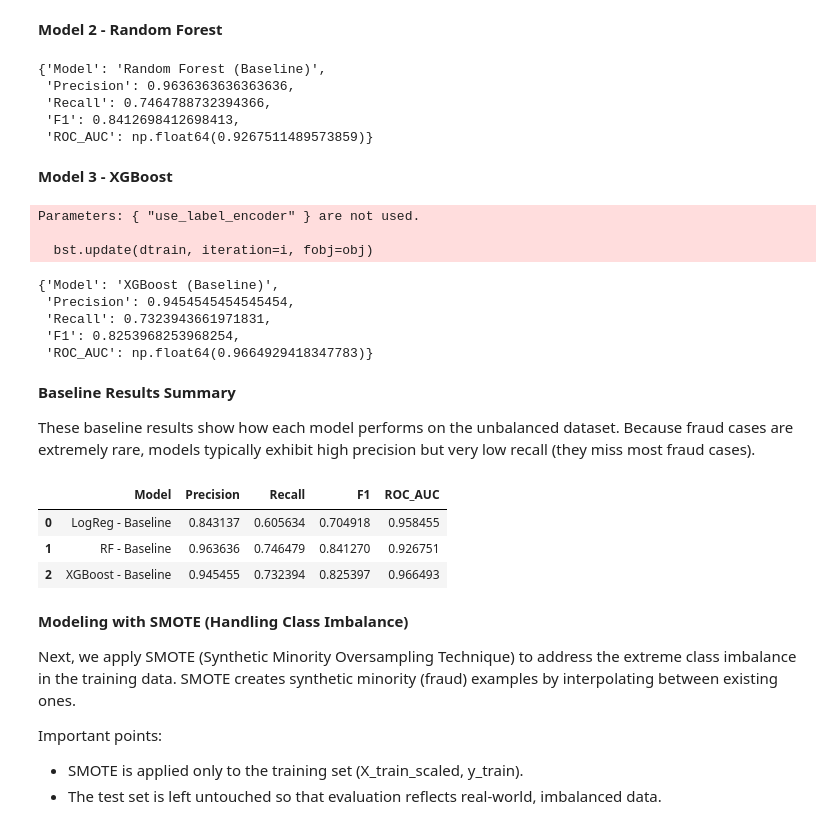
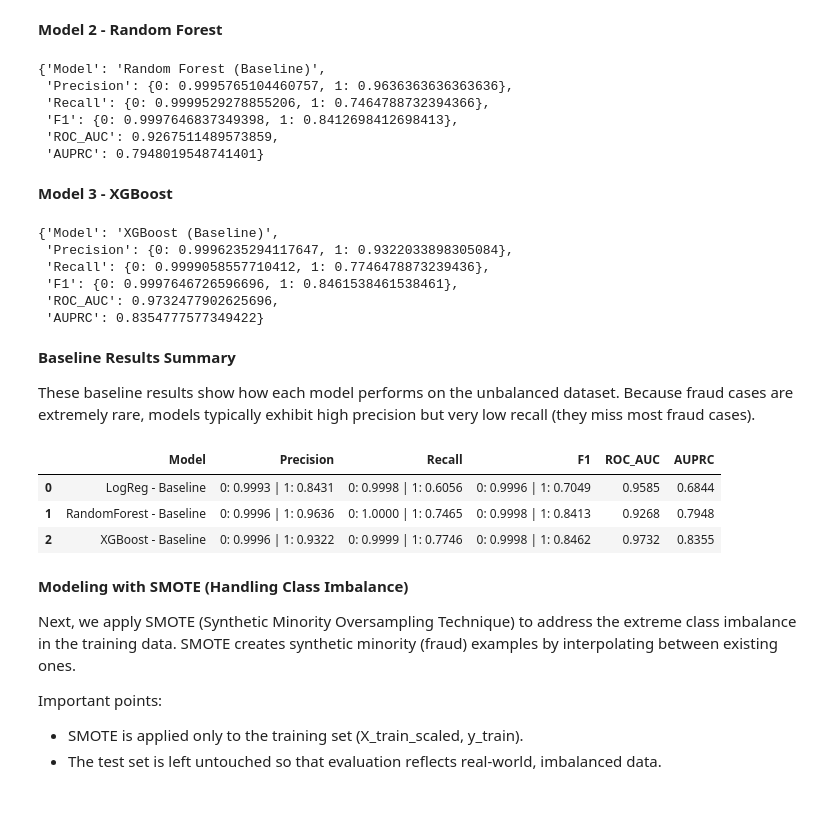
Before and after one commit to AliAbdulHameed/Credit_Card_Fraud_Detection_Team1, a Jupyter notebook: AAI_501_Group_Project_V2.ipynb, the cells around one changed output. Saved outputs shown, nothing was run; the diff lists cells and outputs as text; code cells hidden in the pictures.

```diff
--- a/AAI_501_Group_Project_V2.ipynb
+++ b/AAI_501_Group_Project_V2.ipynb
@@ -235,21 +230,28 @@ Because accuracy is misleading under extreme imbalance, we evaluate models using
 **Functions for collecting metrics to summarize together**
 # %%
 def get_metrics(model, X_test, y_test, name):
-    '''Collects precision, recall, F1-score, and ROC-AUC for a given model.'''
+    """Collect precision, recall, F1-score, ROC-AUC, and AUPRC for a model."""
     y_pred = model.predict(X_test)
 
     try:
-        y_proba = model.predict_proba(X_test)[:, 1] # some models may not have predict_proba
-        roc = roc_auc_score(y_test, y_proba)
-    except:
+        y_proba = model.predict_proba(X_test)[:, 1]
+        roc = float(roc_auc_score(y_test, y_proba))
+        auprc = float(average_precision_score(y_test, y_proba))
+    except AttributeError:
         roc = None
+        auprc = None
+
+    precision = precision_score(y_test, y_pred, average=None, zero_division=0)
+    recall = recall_score(y_test, y_pred, average=None, zero_division=0)
+    f1 = f1_score(y_test, y_pred, average=None, zero_division=0)
 
     return {
         "Model": name,
-        "Precision": precision_score(y_test, y_pred),
-        "Recall": recall_score(y_test, y_pred),
-        "F1": f1_score(y_test, y_pred),
+        "Precision": {cls: float(val) for cls, val in enumerate(precision)},
+        "Recall": {cls: float(val) for cls, val in enumerate(recall)},
+        "F1": {cls: float(val) for cls, val in enumerate(f1)},
         "ROC_AUC": roc,
+        "AUPRC": auprc
     }
 # %%
 from sklearn.metrics import confusion_matrix
@@ -289,15 +291,21 @@ def get_costs(model, X_test_scaled, X_test_original, y_test, name, fp_cost=25.0)
     }
 # %%
 def evaluate_models_dict(models_dict, X_test, y_test, label_suffix=""):
-    """
-    models_dict: {"LogReg": model_obj, "RF": model_obj, ...}
-    label_suffix: appended to the model name for clarity, e.g. 'Baseline' or 'SMOTE'
-    """
+    """Evaluate each model and format per-class metrics for compact display."""
+    def _format_pair(values, precision=4):
+        return " | ".join(f"{cls}: {val:.{precision}f}" for cls, val in values.items())
+
     results = []
-
     for name, model in models_dict.items():
         full_name = f"{name} - {label_suffix}" if label_suffix else name
         metrics = get_metrics(model, X_test, y_test, full_name)
+
+        metrics["Precision"] = _format_pair(metrics["Precision"])
+        metrics["Recall"] = _format_pair(metrics["Recall"])
+        metrics["F1"] = _format_pair(metrics["F1"])
+        metrics["ROC_AUC"] = None if metrics["ROC_AUC"] is None else f"{metrics['ROC_AUC']:.4f}"
+        metrics["AUPRC"] = None if metrics["AUPRC"] is None else f"{metrics['AUPRC']:.4f}"
+
         results.append(metrics)
 
     return pd.DataFrame(results)
@@ -386,10 +395,11 @@ rf.fit(X_train_scaled, y_train)
 get_metrics(rf, X_test_scaled, y_test, "Random Forest (Baseline)")
 # %% [output]
 {'Model': 'Random Forest (Baseline)',
- 'Precision': 0.9636363636363636,
- 'Recall': 0.7464788732394366,
- 'F1': 0.8412698412698413,
- 'ROC_AUC': np.float64(0.9267511489573859)}
+ 'Precision': {0: 0.9995765104460757, 1: 0.9636363636363636},
+ 'Recall': {0: 0.9999529278855206, 1: 0.7464788732394366},
+ 'F1': {0: 0.9997646837349398, 1: 0.8412698412698413},
+ 'ROC_AUC': 0.9267511489573859,
+ 'AUPRC': 0.7948019548741401}
 # %% [markdown]
 **Model 3 - XGBoost**
 # %%
@@ -400,7 +410,6 @@ xgb = XGBClassifier(
     subsample=0.8,
     colsample_bytree=0.8,
     eval_metric="logloss",
-    use_label_encoder=False,
     scale_pos_weight=1,  # baseline: no imbalance handling
     n_jobs=-1          # parallelize across all CPU cores
 )
@@ -409,14 +418,12 @@ xgb.fit(X_train_scaled, y_train)
 
 get_metrics(xgb, X_test_scaled, y_test, "XGBoost (Baseline)")
 # %% [output]
-Parameters: { "use_label_encoder" } are not used.
-
-  bst.update(dtrain, iteration=i, fobj=obj)
+{'Model': 'XGBoost (Baseline)',
+ 'Precision': {0: 0.9996235294117647, 1: 0.9322033898305084},
+ 'Recall': {0: 0.9999058557710412, 1: 0.7746478873239436},
+ 'F1': {0: 0.9997646726596696, 1: 0.8461538461538461},
+ 'ROC_AUC': 0.9732477902625696,
+ 'AUPRC': 0.8354777577349422}
-{'Model': 'XGBoost (Baseline)',
- 'Precision': 0.9454545454545454,
- 'Recall': 0.7323943661971831,
- 'F1': 0.8253968253968254,
- 'ROC_AUC': np.float64(0.9664929418347783)}
 # %% [markdown]
 **Baseline Results Summary**
 
@@ -425,23 +432,23 @@ Because fraud cases are extremely rare, models typically exhibit high precision
 # %%
 baseline_models = {
     "LogReg": log_reg,
-    "RF": rf,
+    "RandomForest": rf,
     "XGBoost": xgb
 }
 
 baseline_results = evaluate_models_dict(
     baseline_models,
     X_test_scaled,
     y_test,
     label_suffix="Baseline"
 )
 
 baseline_results
 # %% [output]
-|  | Model | Precision | Recall | F1 | ROC_AUC |
-| 0 | LogReg - Baseline | 0.843137 | 0.605634 | 0.704918 | 0.958455 |
-| 1 | RF - Baseline | 0.963636 | 0.746479 | 0.841270 | 0.926751 |
-| 2 | XGBoost - Baseline | 0.945455 | 0.732394 | 0.825397 | 0.966493 |
+|  | Model | Precision | Recall | F1 | ROC_AUC | AUPRC |
+| 0 | LogReg - Baseline | 0: 0.9993 | 1: 0.8431 | 0: 0.9998 | 1: 0.6056 | 0: 0.9996 | 1: 0.7049 | 0.9585 | 0.6844 |
+| 1 | RandomForest - Baseline | 0: 0.9996 | 1: 0.9636 | 0: 1.0000 | 1: 0.7465 | 0: 0.9998 | 1: 0.8413 | 0.9268 | 0.7948 |
+| 2 | XGBoost - Baseline | 0: 0.9996 | 1: 0.9322 | 0: 0.9999 | 1: 0.7746 | 0: 0.9998 | 1: 0.8462 | 0.9732 | 0.8355 |
 # %% [markdown]
 **Modeling with SMOTE (Handling Class Imbalance)**
 
```
Also changed, not shown: parts of 13 cells of this notebook.
